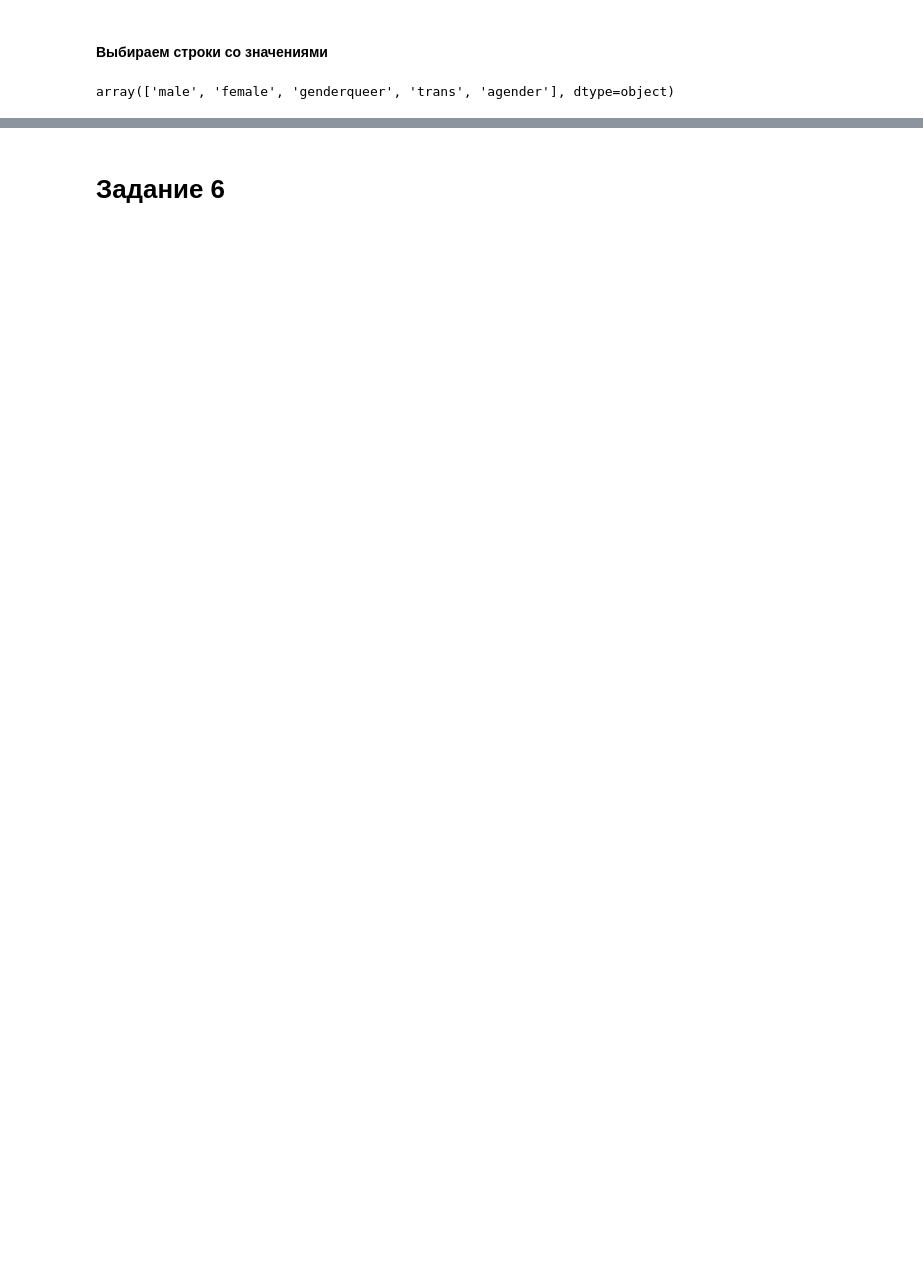
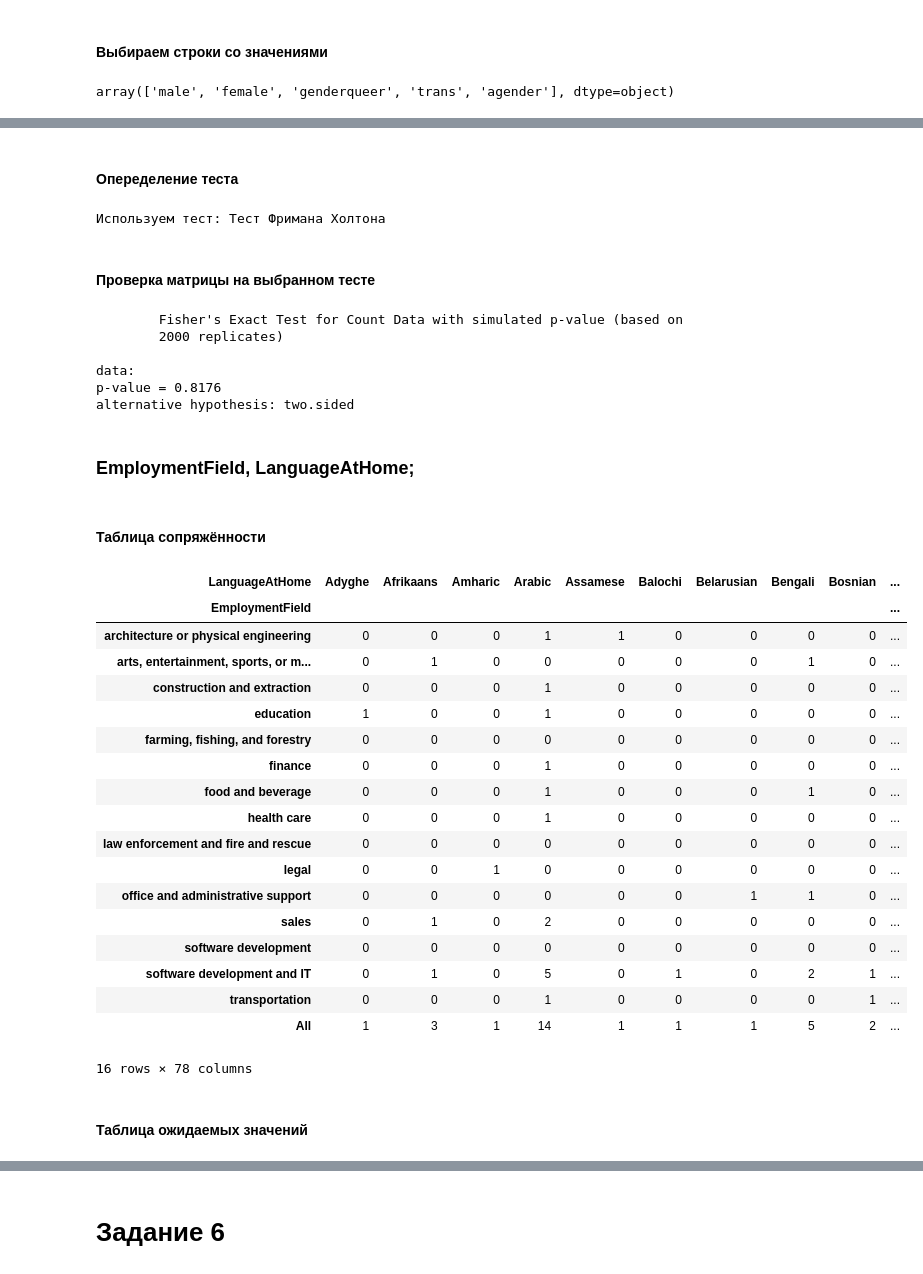
Before and after one commit to ForwardMoth/stdb_lab, a Jupyter notebook: lab4/lab4.ipynb, the cells around one changed output, grey strips where cells are left out. Saved outputs shown, nothing was run; the diff lists cells and outputs as text; code cells hidden in the pictures; blank space fills up the shorter version.

```diff
--- a/lab4/lab4.ipynb
+++ b/lab4/lab4.ipynb
@@ -18,8 +18,10 @@ df.head()
 # Задание 2
 # %% [markdown]
 #### Выбираем столбцы EmploymentField, EmploymentStatus, Gender, LanguageAtHome, JobWherePref, SchoolDegree, Income
+# %%
+columns = ['EmploymentField', 'EmploymentStatus', 'Gender', 'LanguageAtHome', 'JobWherePref', 'SchoolDegree', 'Income']
 # %%
-df1 = df.loc[:,['EmploymentField', 'EmploymentStatus', 'Gender', 'LanguageAtHome', 'JobWherePref', 'SchoolDegree', 'Income']]
+df1 = df.loc[:,columns]
 # %%
 df1.head()
 # %% [output]
@@ -67,0 +241,46 @@ df1.head()
+# %% [markdown]
+#### Опеределение теста
+# %%
+name_test = check_matrix(excepted)
+# %% [output]
+Используем тест: Тест Фримана Холтона
+# %% [markdown]
+#### Проверка матрицы на выбранном тесте
+# %%
+matrix_test(result, name_test)
+# %% [output]
+        Fisher's Exact Test for Count Data with simulated p-value (based on
+        2000 replicates)
+
+data:
+p-value = 0.8176
+alternative hypothesis: two.sided
+# %% [markdown]
+### EmploymentField, LanguageAtHome;
+# %% [markdown]
+#### Таблица сопряжённости
+# %%
+table1 = pd.crosstab(df1.EmploymentField, df1.LanguageAtHome, margins=True)
+table1
+# %% [output]
+| LanguageAtHome | Adyghe | Afrikaans | Amharic | Arabic | Assamese | Balochi | Belarusian | Bengali | Bosnian | ... |
+| EmploymentField |  |  |  |  |  |  |  |  |  | ... |
+| architecture or physical engineering | 0 | 0 | 0 | 1 | 1 | 0 | 0 | 0 | 0 | ... |
+| arts, entertainment, sports, or m... | 0 | 1 | 0 | 0 | 0 | 0 | 0 | 1 | 0 | ... |
+| construction and extraction | 0 | 0 | 0 | 1 | 0 | 0 | 0 | 0 | 0 | ... |
+| education | 1 | 0 | 0 | 1 | 0 | 0 | 0 | 0 | 0 | ... |
+| farming, fishing, and forestry | 0 | 0 | 0 | 0 | 0 | 0 | 0 | 0 | 0 | ... |
+| finance | 0 | 0 | 0 | 1 | 0 | 0 | 0 | 0 | 0 | ... |
+| food and beverage | 0 | 0 | 0 | 1 | 0 | 0 | 0 | 1 | 0 | ... |
+| health care | 0 | 0 | 0 | 1 | 0 | 0 | 0 | 0 | 0 | ... |
+| law enforcement and fire and rescue | 0 | 0 | 0 | 0 | 0 | 0 | 0 | 0 | 0 | ... |
+| legal | 0 | 0 | 1 | 0 | 0 | 0 | 0 | 0 | 0 | ... |
+| office and administrative support | 0 | 0 | 0 | 0 | 0 | 0 | 1 | 1 | 0 | ... |
+| sales | 0 | 1 | 0 | 2 | 0 | 0 | 0 | 0 | 0 | ... |
+| software development | 0 | 0 | 0 | 0 | 0 | 0 | 0 | 0 | 0 | ... |
+| software development and IT | 0 | 1 | 0 | 5 | 0 | 1 | 0 | 2 | 1 | ... |
+| transportation | 0 | 0 | 0 | 1 | 0 | 0 | 0 | 0 | 1 | ... |
+| All | 1 | 3 | 1 | 14 | 1 | 1 | 1 | 5 | 2 | ... |
+16 rows × 78 columns
+# %% [markdown]
+#### Таблица ожидаемых значений
```
Also changed, not shown: parts of 60 cells of this notebook.
